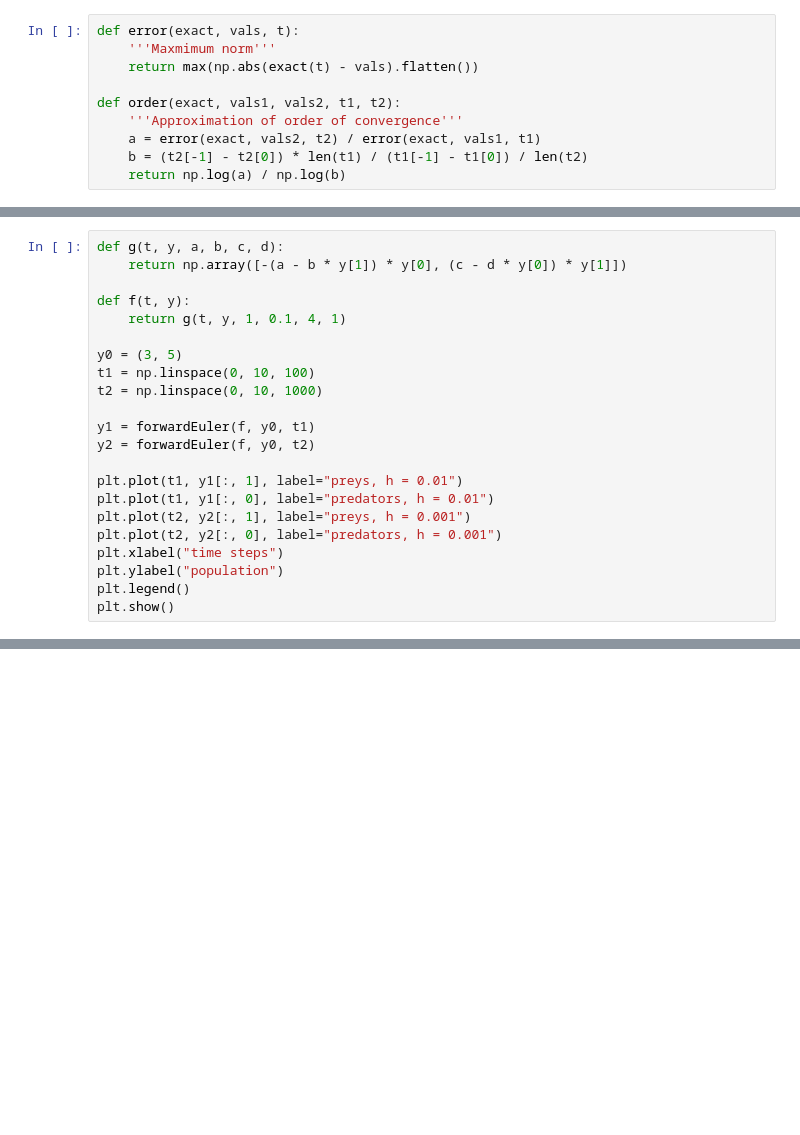
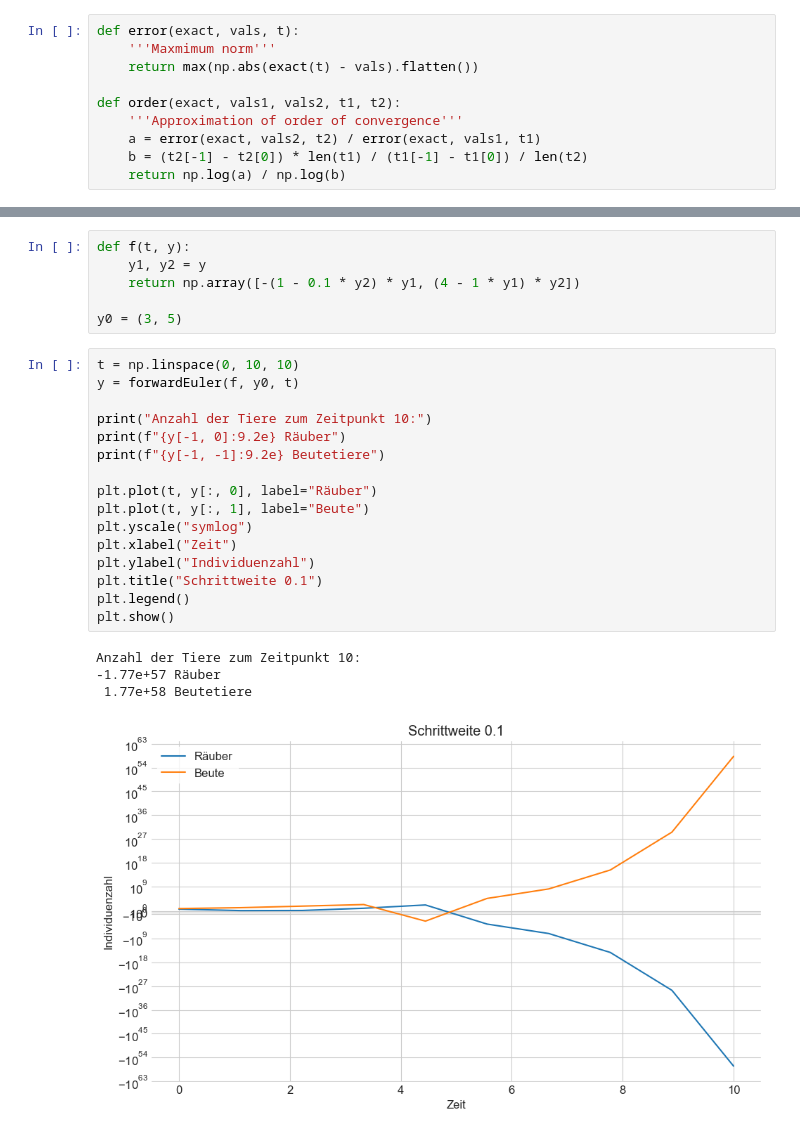
Before and after one commit to maxstollmayer/NuMeDiffG, a Jupyter notebook: Aufgabenblatt 1/Aufgabenblatt 1 Lösung.ipynb, the cells around one changed output, grey strips where cells are left out. Saved outputs shown, nothing was run; the diff lists cells and outputs as text; blank space fills up the shorter version.

```diff
--- a/Aufgabenblatt 1/Aufgabenblatt 1 Lösung.ipynb
+++ b/Aufgabenblatt 1/Aufgabenblatt 1 Lösung.ipynb
@@ -142,22 +131,0 @@ Lotka-Volterra equations
-# %%
-def g(t, y, a, b, c, d):
-    return np.array([-(a - b * y[1]) * y[0], (c - d * y[0]) * y[1]])
-
-def f(t, y):
-    return g(t, y, 1, 0.1, 4, 1)
-
-y0 = (3, 5)
-t1 = np.linspace(0, 10, 100)
-t2 = np.linspace(0, 10, 1000)
-
-y1 = forwardEuler(f, y0, t1)
-y2 = forwardEuler(f, y0, t2)
-
-plt.plot(t1, y1[:, 1], label="preys, h = 0.01")
-plt.plot(t1, y1[:, 0], label="predators, h = 0.01")
-plt.plot(t2, y2[:, 1], label="preys, h = 0.001")
-plt.plot(t2, y2[:, 0], label="predators, h = 0.001")
-plt.xlabel("time steps")
-plt.ylabel("population")
-plt.legend()
-plt.show()
@@ -167,0 +156,27 @@ beobachtungen
+# %%
+def f(t, y):
+    y1, y2 = y
+    return np.array([-(1 - 0.1 * y2) * y1, (4 - 1 * y1) * y2])
+
+y0 = (3, 5)
+# %%
+t = np.linspace(0, 10, 10)
+y = forwardEuler(f, y0, t)
+
+print("Anzahl der Tiere zum Zeitpunkt 10:")
+print(f"{y[-1, 0]:9.2e} Räuber")
+print(f"{y[-1, -1]:9.2e} Beutetiere")
+
+plt.plot(t, y[:, 0], label="Räuber")
+plt.plot(t, y[:, 1], label="Beute")
+plt.yscale("symlog")
+plt.xlabel("Zeit")
+plt.ylabel("Individuenzahl")
+plt.title("Schrittweite 0.1")
+plt.legend()
+plt.show()
+# %% [output]
+Anzahl der Tiere zum Zeitpunkt 10:
+-1.77e+57 Räuber
+ 1.77e+58 Beutetiere
+[figure, added]
```
Also changed, not shown: parts of 14 cells of this notebook.
